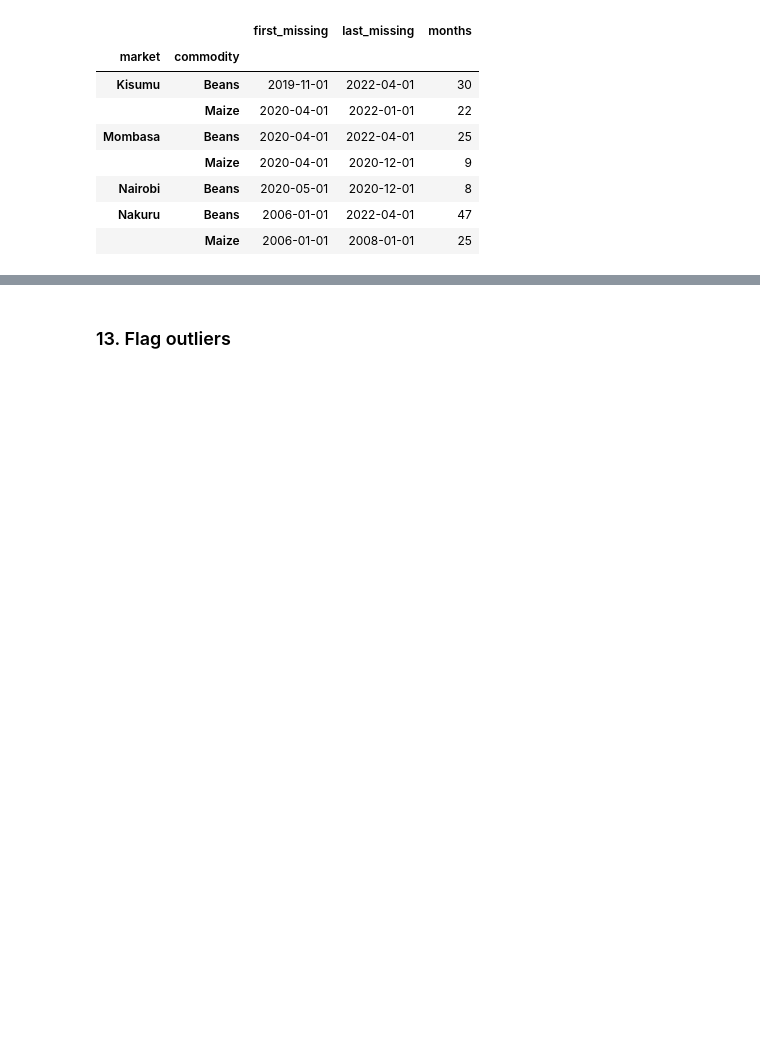
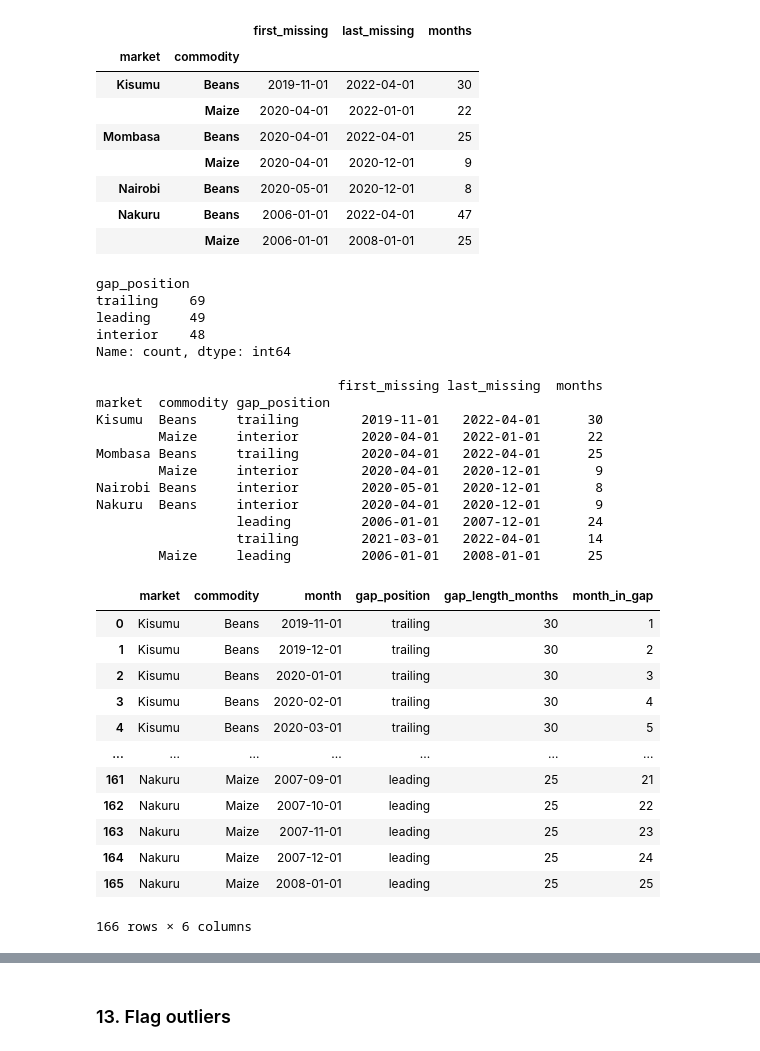
Before and after one commit to Mudibo/AgriSence, a Jupyter notebook: model/notebooks/02_data_cleaning.ipynb, the cells around one changed output, grey strips where cells are left out. Cells and saved outputs as stored; diff of their text form; code cells hidden in the pictures; blank space fills up the shorter version.

```diff
--- a/model/notebooks/02_data_cleaning.ipynb
+++ b/model/notebooks/02_data_cleaning.ipynb
@@ -381,3 +381,45 @@ Remaining gaps are the >6-month runs left unfilled by design:
 | Nairobi | Beans | 2020-05-01 | 2020-12-01 | 8 |
 | Nakuru | Beans | 2006-01-01 | 2022-04-01 | 47 |
 |  | Maize | 2006-01-01 | 2008-01-01 | 25 |
+# %%
+missing_rows = list_missing_rows(full_panel, value_col='avg_price_per_kg')
+
+# Leading/trailing runs are coverage limits to truncate; interior runs are true reporting gaps.
+print(missing_rows['gap_position'].value_counts(), '\n')
+print(
+    missing_rows.groupby(['market', 'commodity', 'gap_position'])['month']
+    .agg(first_missing='min', last_missing='max', months='count')
+)
+
+missing_rows[['market', 'commodity', 'month', 'gap_position', 'gap_length_months', 'month_in_gap']]
+# %% [output]
+gap_position
+trailing    69
+leading     49
+interior    48
+Name: count, dtype: int64
+
+                               first_missing last_missing  months
+market  commodity gap_position
+Kisumu  Beans     trailing        2019-11-01   2022-04-01      30
+        Maize     interior        2020-04-01   2022-01-01      22
+Mombasa Beans     trailing        2020-04-01   2022-04-01      25
+        Maize     interior        2020-04-01   2020-12-01       9
+Nairobi Beans     interior        2020-05-01   2020-12-01       8
+Nakuru  Beans     interior        2020-04-01   2020-12-01       9
+                  leading         2006-01-01   2007-12-01      24
+                  trailing        2021-03-01   2022-04-01      14
+        Maize     leading         2006-01-01   2008-01-01      25
+|  | market | commodity | month | gap_position | gap_length_months | month_in_gap |
+| 0 | Kisumu | Beans | 2019-11-01 | trailing | 30 | 1 |
+| 1 | Kisumu | Beans | 2019-12-01 | trailing | 30 | 2 |
+| 2 | Kisumu | Beans | 2020-01-01 | trailing | 30 | 3 |
+| 3 | Kisumu | Beans | 2020-02-01 | trailing | 30 | 4 |
+| 4 | Kisumu | Beans | 2020-03-01 | trailing | 30 | 5 |
+| ... | ... | ... | ... | ... | ... | ... |
+| 161 | Nakuru | Maize | 2007-09-01 | leading | 25 | 21 |
+| 162 | Nakuru | Maize | 2007-10-01 | leading | 25 | 22 |
+| 163 | Nakuru | Maize | 2007-11-01 | leading | 25 | 23 |
+| 164 | Nakuru | Maize | 2007-12-01 | leading | 25 | 24 |
+| 165 | Nakuru | Maize | 2008-01-01 | leading | 25 | 25 |
+166 rows × 6 columns
```
Also changed, not shown: parts of 6 cells of this notebook.
